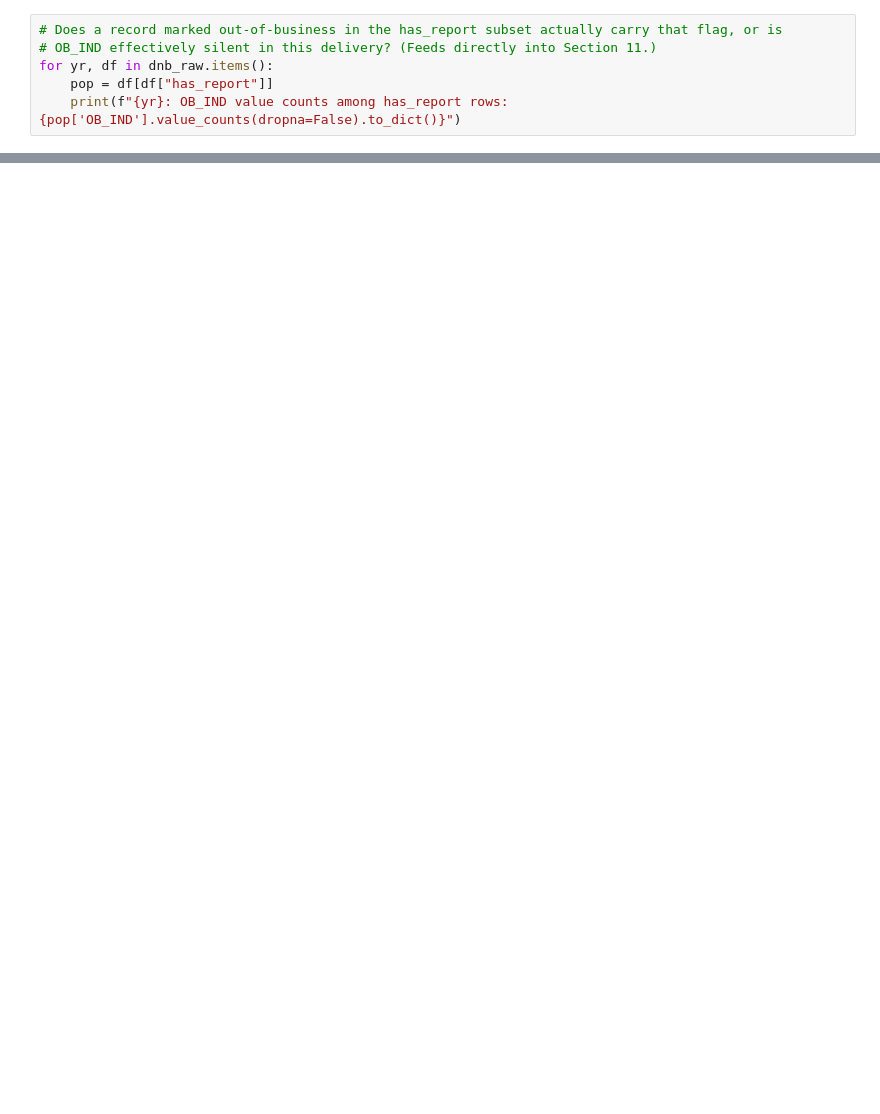
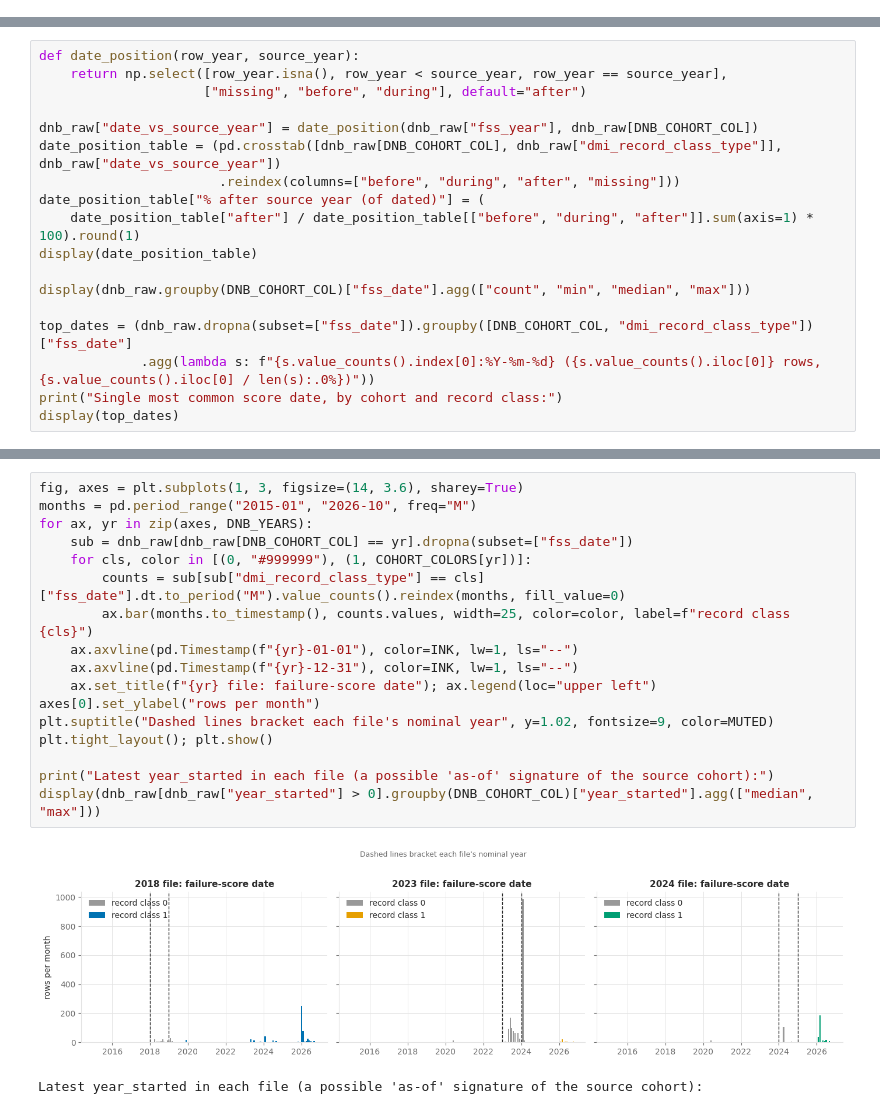
Before and after one commit to schoolofcities/eddit-east-bay, a Jupyter notebook: analysis/businesses/explore_all_business_data.ipynb, the cells around one changed output, grey strips where cells are left out. Saved outputs shown, nothing was run; the diff lists cells and outputs as text; blank space fills up the shorter version.

```diff
--- a/analysis/businesses/explore_all_business_data.ipynb
+++ b/analysis/businesses/explore_all_business_data.ipynb
@@ -583,6 +0,0 @@ persists into the next -- there is no shared unit to compare.
-# %%
-# Does a record marked out-of-business in the has_report subset actually carry that flag, or is
-# OB_IND effectively silent in this delivery? (Feeds directly into Section 11.)
-for yr, df in dnb_raw.items():
-    pop = df[df["has_report"]]
-    print(f"{yr}: OB_IND value counts among has_report rows: {pop['OB_IND'].value_counts(dropna=False).to_dict()}")
@@ -2057,0 +456,18 @@ change, recent momentum) -- that join is explicitly **not** performed in this no
+# %%
+def date_position(row_year, source_year):
+    return np.select([row_year.isna(), row_year < source_year, row_year == source_year],
+                     ["missing", "before", "during"], default="after")
+
+dnb_raw["date_vs_source_year"] = date_position(dnb_raw["fss_year"], dnb_raw[DNB_COHORT_COL])
+date_position_table = (pd.crosstab([dnb_raw[DNB_COHORT_COL], dnb_raw["dmi_record_class_type"]], dnb_raw["date_vs_source_year"])
+                       .reindex(columns=["before", "during", "after", "missing"]))
+date_position_table["% after source year (of dated)"] = (
+    date_position_table["after"] / date_position_table[["before", "during", "after"]].sum(axis=1) * 100).round(1)
+display(date_position_table)
+
+display(dnb_raw.groupby(DNB_COHORT_COL)["fss_date"].agg(["count", "min", "median", "max"]))
+
+top_dates = (dnb_raw.dropna(subset=["fss_date"]).groupby([DNB_COHORT_COL, "dmi_record_class_type"])["fss_date"]
+             .agg(lambda s: f"{s.value_counts().index[0]:%Y-%m-%d} ({s.value_counts().iloc[0]} rows, {s.value_counts().iloc[0] / len(s):.0%})"))
+print("Single most common score date, by cohort and record class:")
+display(top_dates)
@@ -2057,0 +497,20 @@ change, recent momentum) -- that join is explicitly **not** performed in this no
+# %%
+fig, axes = plt.subplots(1, 3, figsize=(14, 3.6), sharey=True)
+months = pd.period_range("2015-01", "2026-10", freq="M")
+for ax, yr in zip(axes, DNB_YEARS):
+    sub = dnb_raw[dnb_raw[DNB_COHORT_COL] == yr].dropna(subset=["fss_date"])
+    for cls, color in [(0, "#999999"), (1, COHORT_COLORS[yr])]:
+        counts = sub[sub["dmi_record_class_type"] == cls]["fss_date"].dt.to_period("M").value_counts().reindex(months, fill_value=0)
+        ax.bar(months.to_timestamp(), counts.values, width=25, color=color, label=f"record class {cls}")
+    ax.axvline(pd.Timestamp(f"{yr}-01-01"), color=INK, lw=1, ls="--")
+    ax.axvline(pd.Timestamp(f"{yr}-12-31"), color=INK, lw=1, ls="--")
+    ax.set_title(f"{yr} file: failure-score date"); ax.legend(loc="upper left")
+axes[0].set_ylabel("rows per month")
+plt.suptitle("Dashed lines bracket each file's nominal year", y=1.02, fontsize=9, color=MUTED)
+plt.tight_layout(); plt.show()
+
+print("Latest year_started in each file (a possible 'as-of' signature of the source cohort):")
+display(dnb_raw[dnb_raw["year_started"] > 0].groupby(DNB_COHORT_COL)["year_started"].agg(["median", "max"]))
+# %% [output]
+[figure, added]
+Latest year_started in each file (a possible 'as-of' signature of the source cohort):
```
Also changed, not shown: parts of 181 cells of this notebook.
